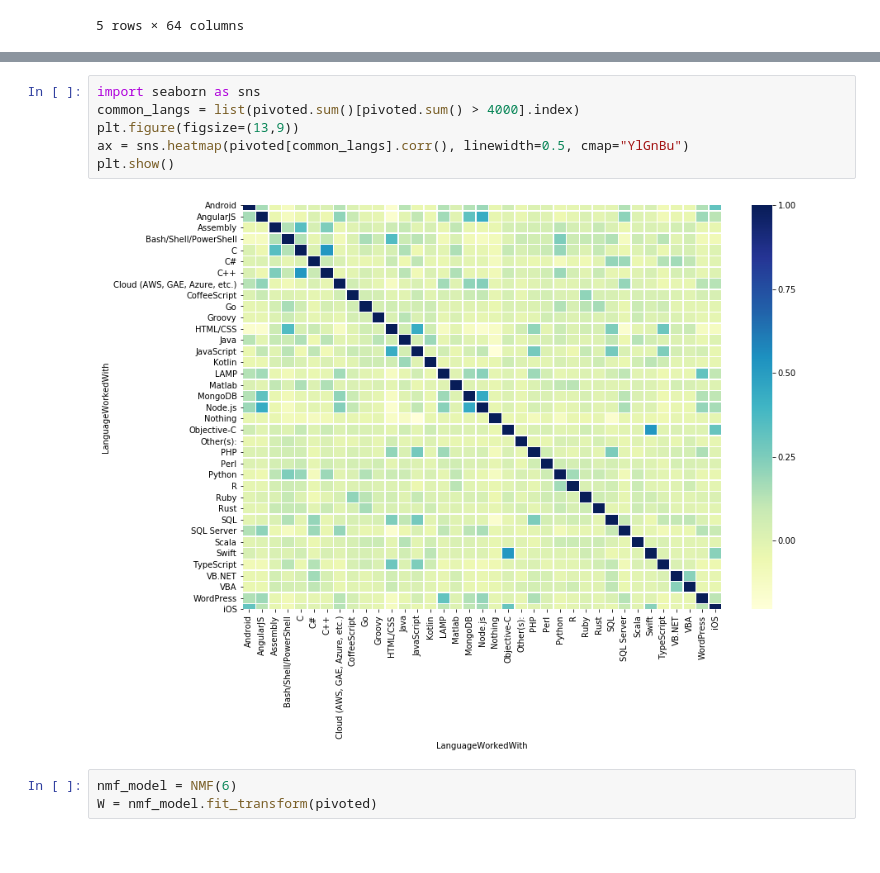
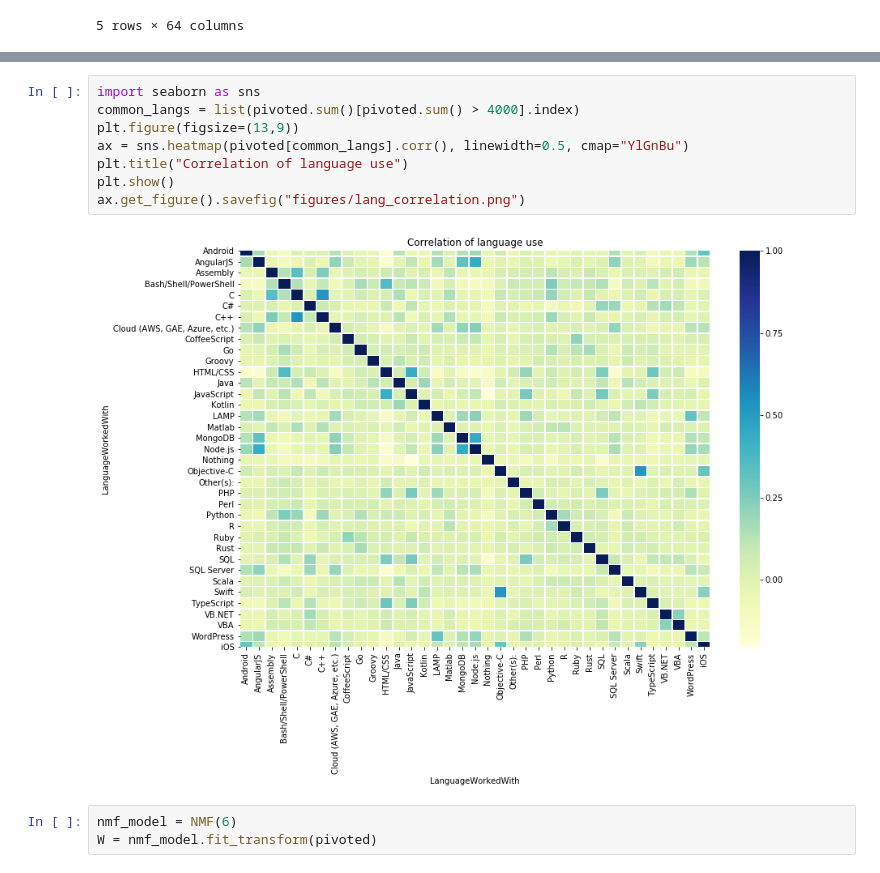
Before and after one commit to dinotuku/SOSN, a Jupyter notebook: clusteringrsults.ipynb, the cells around one changed output, grey strips where cells are left out. Drawn from its saved outputs; the diff is of its cells as text.

```diff
--- a/clusteringrsults.ipynb
+++ b/clusteringrsults.ipynb
@@ -79,11 +227,13 @@ list(pivoted.columns)
 # %%
 import seaborn as sns
 common_langs = list(pivoted.sum()[pivoted.sum() > 4000].index)
 plt.figure(figsize=(13,9))
 ax = sns.heatmap(pivoted[common_langs].corr(), linewidth=0.5, cmap="YlGnBu")
+plt.title("Correlation of language use")
 plt.show()
+ax.get_figure().savefig("figures/lang_correlation.png")
 # %% [output]
-[figure, old version]
+[figure, new version]
 # %%
 nmf_model = NMF(6)
 W = nmf_model.fit_transform(pivoted)
```
Also changed, not shown: parts of 27 cells of this notebook.
